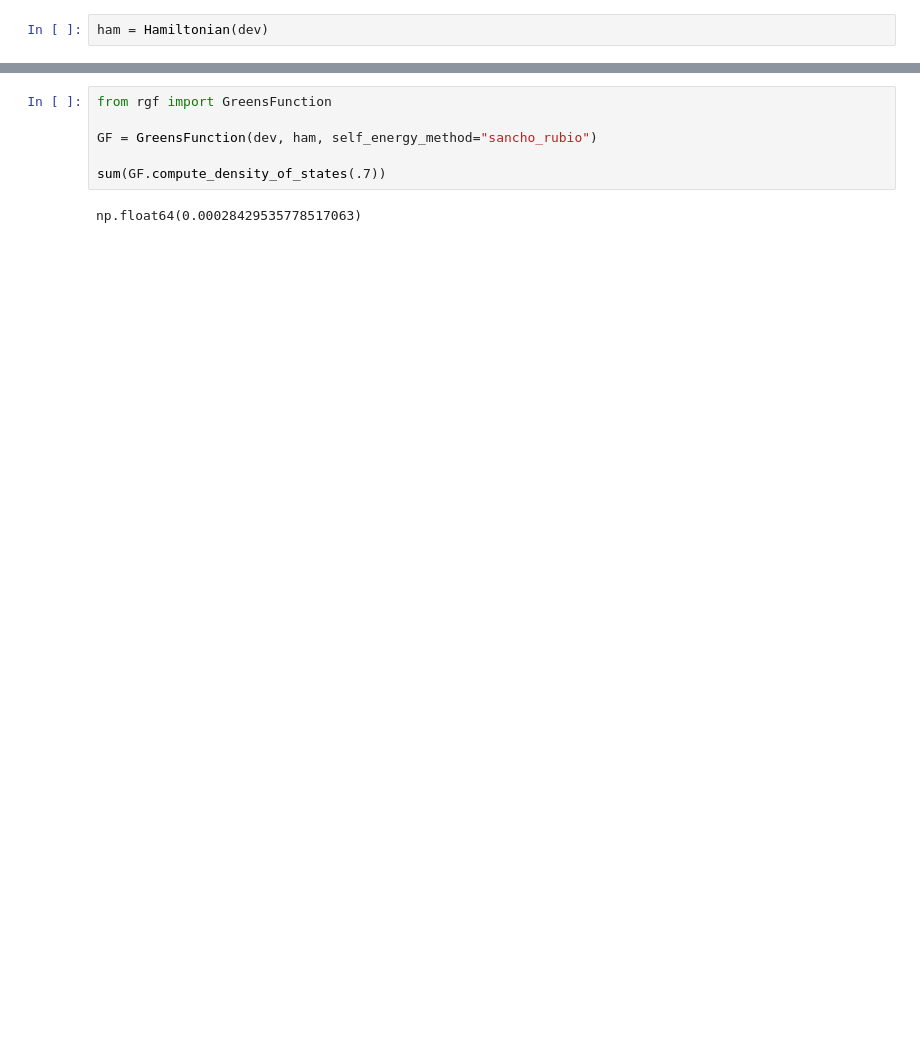
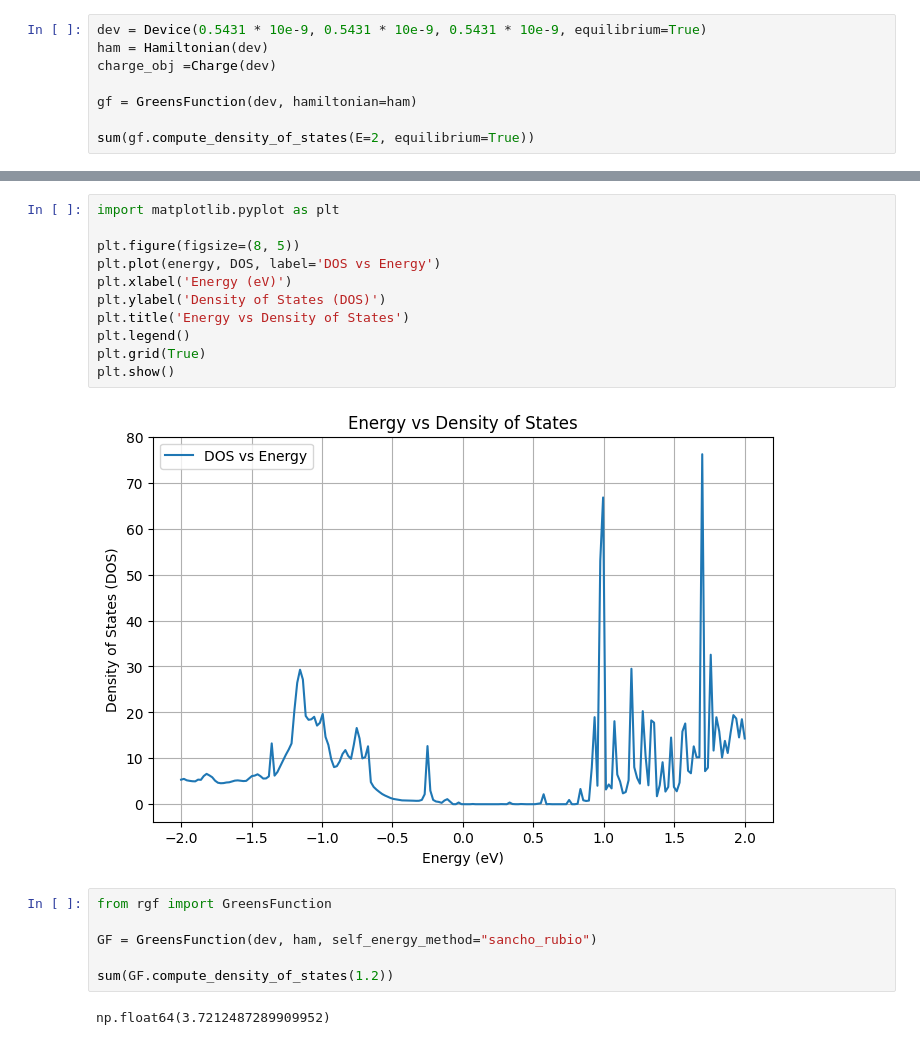
Before and after one commit to nandandiwan/transistorNEGF, a Jupyter notebook: src/NEGF_nanowire/test_unit_cell.ipynb, the cells around one changed output, grey strips where cells are left out. Cells and saved outputs as stored; diff of their text form; blank space fills up the shorter version.

```diff
--- a/src/NEGF_nanowire/test_unit_cell.ipynb
+++ b/src/NEGF_nanowire/test_unit_cell.ipynb
@@ -20,2 +18,8 @@ len(dev.unitCell.ATOM_POSITIONS)
 # %%
+dev = Device(0.5431 * 10e-9, 0.5431 * 10e-9, 0.5431 * 10e-9, equilibrium=True)
 ham = Hamiltonian(dev)
+charge_obj =Charge(dev)
+
+gf = GreensFunction(dev, hamiltonian=ham)
+
+sum(gf.compute_density_of_states(E=2, equilibrium=True))
@@ -62,8 +117,21 @@ array([[ 6.30921521-9.91382106e-06j, -5.14439069+7.72340114e-06j,
+# %%
+import matplotlib.pyplot as plt
+
+plt.figure(figsize=(8, 5))
+plt.plot(energy, DOS, label='DOS vs Energy')
+plt.xlabel('Energy (eV)')
+plt.ylabel('Density of States (DOS)')
+plt.title('Energy vs Density of States')
+plt.legend()
+plt.grid(True)
+plt.show()
+# %% [output]
+[figure, added]
 # %%
 from rgf import GreensFunction
 
 GF = GreensFunction(dev, ham, self_energy_method="sancho_rubio")
 
-sum(GF.compute_density_of_states(.7))
+sum(GF.compute_density_of_states(1.2))
 # %% [output]
-np.float64(0.00028429535778517063)
+np.float64(3.7212487289909952)
```
Also changed, not shown: parts of 10 cells of this notebook, 7 other files.
